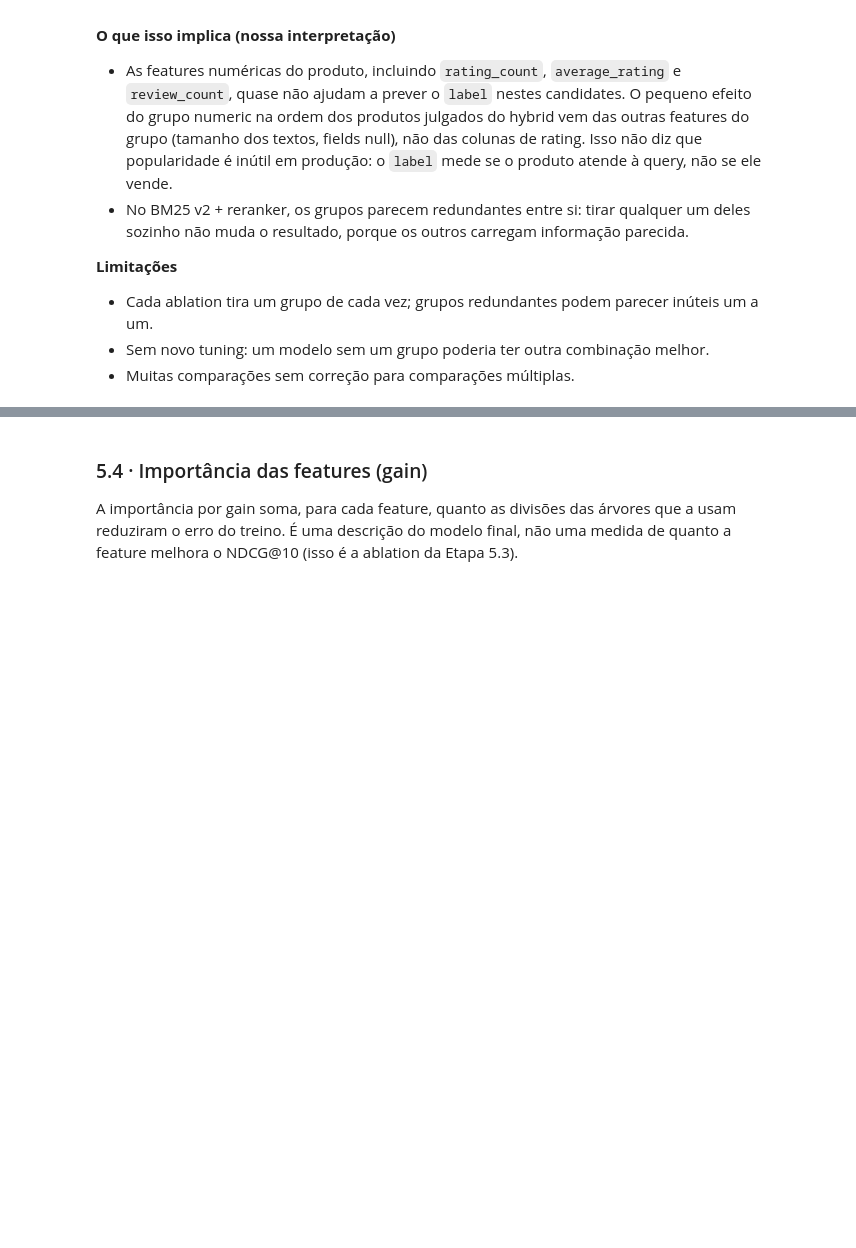
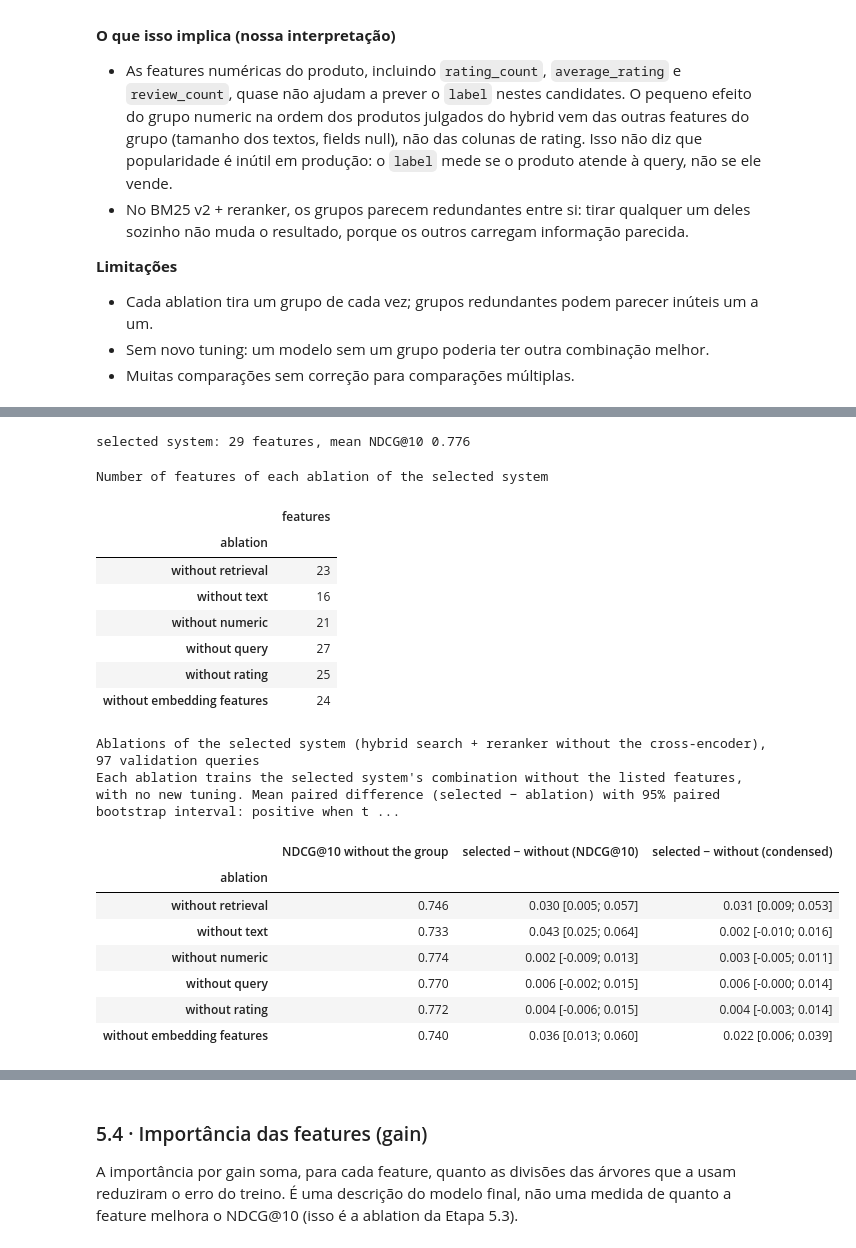
Before and after one commit to lubepe/ml_challenge, a Jupyter notebook: notebooks/04_reranker.ipynb, the cells around one changed output, grey strips where cells are left out. Drawn from its saved outputs; the diff is of its cells as text; code cells hidden in the pictures; blank space fills up the shorter version.

```diff
--- a/notebooks/04_reranker.ipynb
+++ b/notebooks/04_reranker.ipynb
@@ -1003,0 +1012,48 @@ plt.show()
+# %%
+selected_features = no_cross_encoder["hybrid"]
+selected_ablation_sets = features.ablation_feature_sets(selected_features)
+selected_ablation_sets["without embedding features"] = [f for f in selected_features if f not in features.EMBEDDING_FEATURES]
+ABLATION_METRICS = ["ndcg@10", "condensed_ndcg@10"]
+selected_per_query = validation_per_query[("hybrid", "without cross_encoder")]
+selected_ablation_per_query, selected_ablation_comparisons = {}, {}
+for variant, feature_columns in selected_ablation_sets.items():
+    selected_ablation_per_query[variant], _ = validation_metrics("hybrid", feature_columns)
+    selected_ablation_comparisons[variant] = evaluate.compare_systems(
+        selected_per_query[ABLATION_METRICS], selected_ablation_per_query[variant][ABLATION_METRICS], ABLATION_METRICS,
+        name_a="selected", name_b="ablation")
+print(f"selected system: {len(selected_features)} features, mean NDCG@10 {selected_per_query['ndcg@10'].mean():.3f}")
+display(plots.table(pd.DataFrame({
+    "features": {variant: len(columns) for variant, columns in selected_ablation_sets.items()},
+}).rename_axis("ablation"), "Number of features of each ablation of the selected system"))
+plots.table(pd.DataFrame({
+    "NDCG@10 without the group": {variant: per_query["ndcg@10"].mean() for variant, per_query in selected_ablation_per_query.items()},
+    "selected − without (NDCG@10)": {variant: comparison.loc["ndcg@10", "difference_ci"]
+                                     for variant, comparison in selected_ablation_comparisons.items()},
+    "selected − without (condensed)": {variant: comparison.loc["condensed_ndcg@10", "difference_ci"]
+                                       for variant, comparison in selected_ablation_comparisons.items()},
+}).rename_axis("ablation"), "Ablations of the selected system (hybrid search + reranker without the cross-encoder), 97 validation queries",
+    precision=3,
+    note="Each ablation trains the selected system's combination without the listed features, with no new tuning. Mean paired "
+         "difference (selected − ablation) with 95% paired bootstrap interval: positive when the group helps. Embedding features: "
+         "semantic_cosine, semantic_rank, rrf_score, rrf_rank, short_cosine.")
+# %% [output]
+selected system: 29 features, mean NDCG@10 0.776
+Number of features of each ablation of the selected system
+|  | features |
+| ablation |  |
+| without retrieval | 23 |
+| without text | 16 |
+| without numeric | 21 |
+| without query | 27 |
+| without rating | 25 |
+| without embedding features | 24 |
+Ablations of the selected system (hybrid search + reranker without the cross-encoder), 97 validation queries
+Each ablation trains the selected system's combination without the listed features, with no new tuning. Mean paired difference (selected − ablation) with 95% paired bootstrap interval: positive when t ...
+|  | NDCG@10 without the group | selected − without (NDCG@10) | selected − without (condensed) |
+| ablation |  |  |  |
+| without retrieval | 0.746 | 0.030 [0.005; 0.057] | 0.031 [0.009; 0.053] |
+| without text | 0.733 | 0.043 [0.025; 0.064] | 0.002 [-0.010; 0.016] |
+| without numeric | 0.774 | 0.002 [-0.009; 0.013] | 0.003 [-0.005; 0.011] |
+| without query | 0.770 | 0.006 [-0.002; 0.015] | 0.006 [-0.000; 0.014] |
+| without rating | 0.772 | 0.004 [-0.006; 0.015] | 0.004 [-0.003; 0.014] |
+| without embedding features | 0.740 | 0.036 [0.013; 0.060] | 0.022 [0.006; 0.039] |
```
Also changed, not shown: parts of 16 cells of this notebook, 2 other files.
